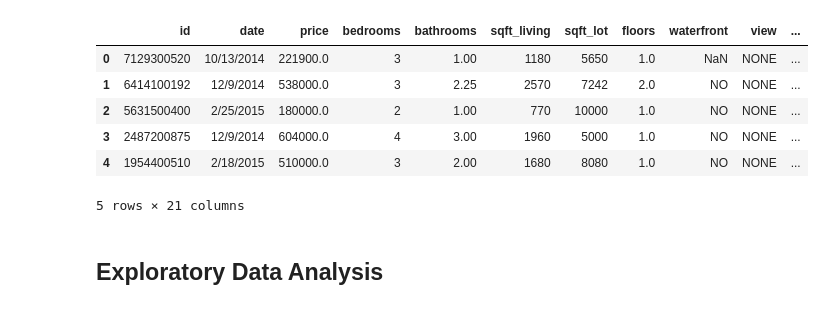
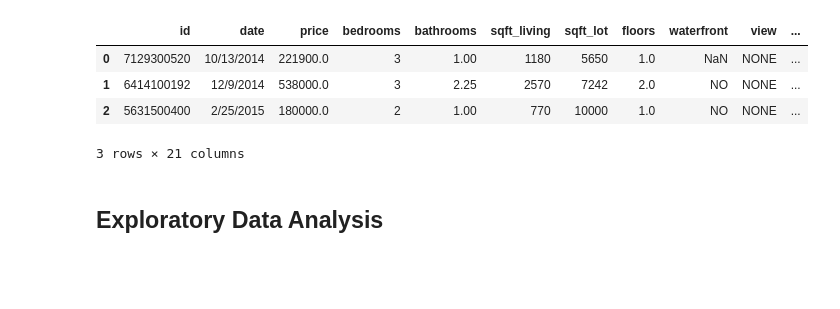
Before and after one commit to timiadejumo/phase_2_project, a Jupyter notebook: KC EDA Notebook.ipynb, the cells around one changed output. Saved outputs shown, nothing was run; the diff lists cells and outputs as text; code cells hidden in the pictures; blank space fills up the shorter version.

```diff
--- a/KC EDA Notebook.ipynb
+++ b/KC EDA Notebook.ipynb
@@ -12,17 +12,15 @@ plt.style.use('ggplot')
 # %%
 # pass the dataset through Pandas and output it as a dataframe andread the first 5 rows:
 df = pd.read_csv('data/kc_house_data.csv')
 
 
-df.head()
+df.head(3)
 # %% [output]
 |  | id | date | price | bedrooms | bathrooms | sqft_living | sqft_lot | floors | waterfront | view | ... |
 | 0 | 7129300520 | 10/13/2014 | 221900.0 | 3 | 1.00 | 1180 | 5650 | 1.0 | NaN | NONE | ... |
 | 1 | 6414100192 | 12/9/2014 | 538000.0 | 3 | 2.25 | 2570 | 7242 | 2.0 | NO | NONE | ... |
 | 2 | 5631500400 | 2/25/2015 | 180000.0 | 2 | 1.00 | 770 | 10000 | 1.0 | NO | NONE | ... |
-| 3 | 2487200875 | 12/9/2014 | 604000.0 | 4 | 3.00 | 1960 | 5000 | 1.0 | NO | NONE | ... |
-| 4 | 1954400510 | 2/18/2015 | 510000.0 | 3 | 2.00 | 1680 | 8080 | 1.0 | NO | NONE | ... |
-5 rows × 21 columns
+3 rows × 21 columns
 # %% [markdown]
 ## Exploratory Data Analysis
 # %%
```
